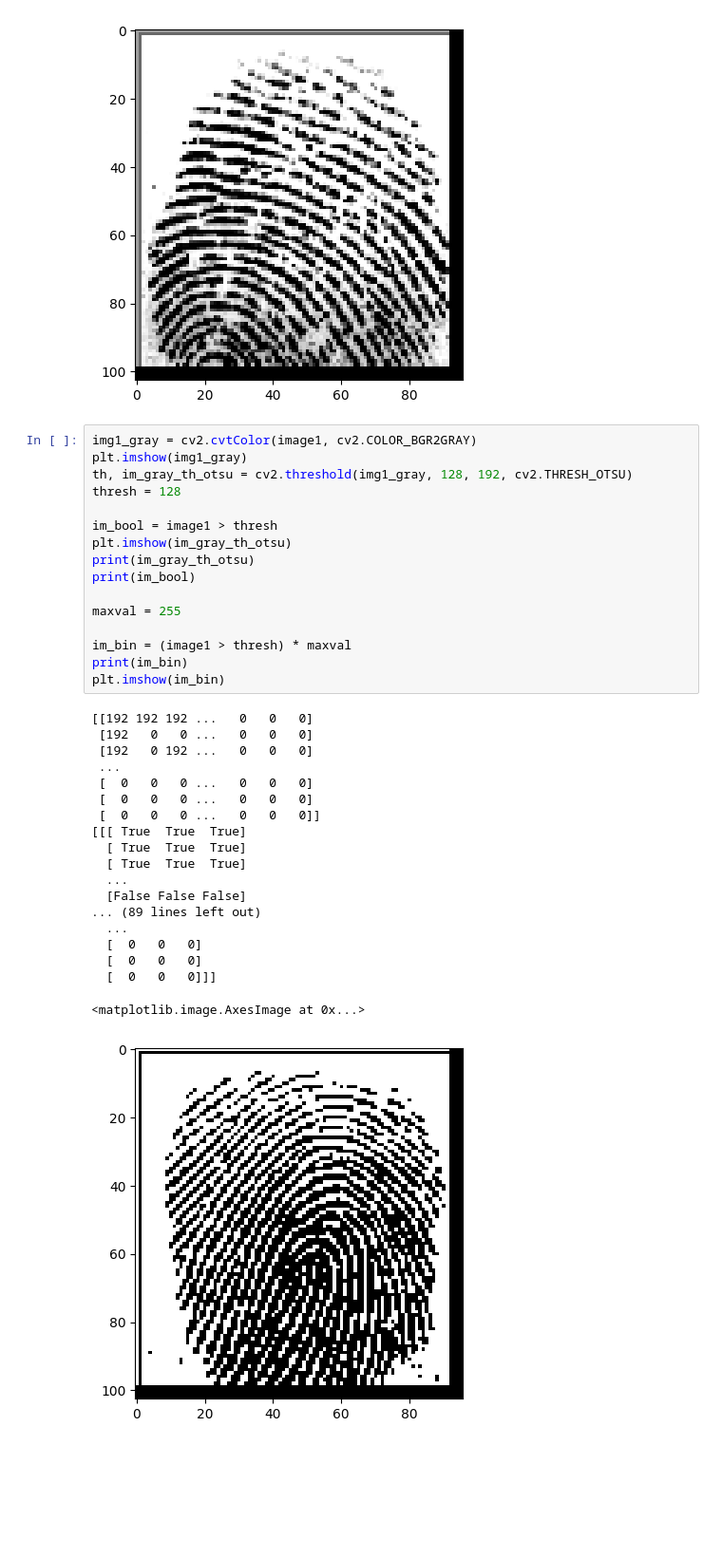
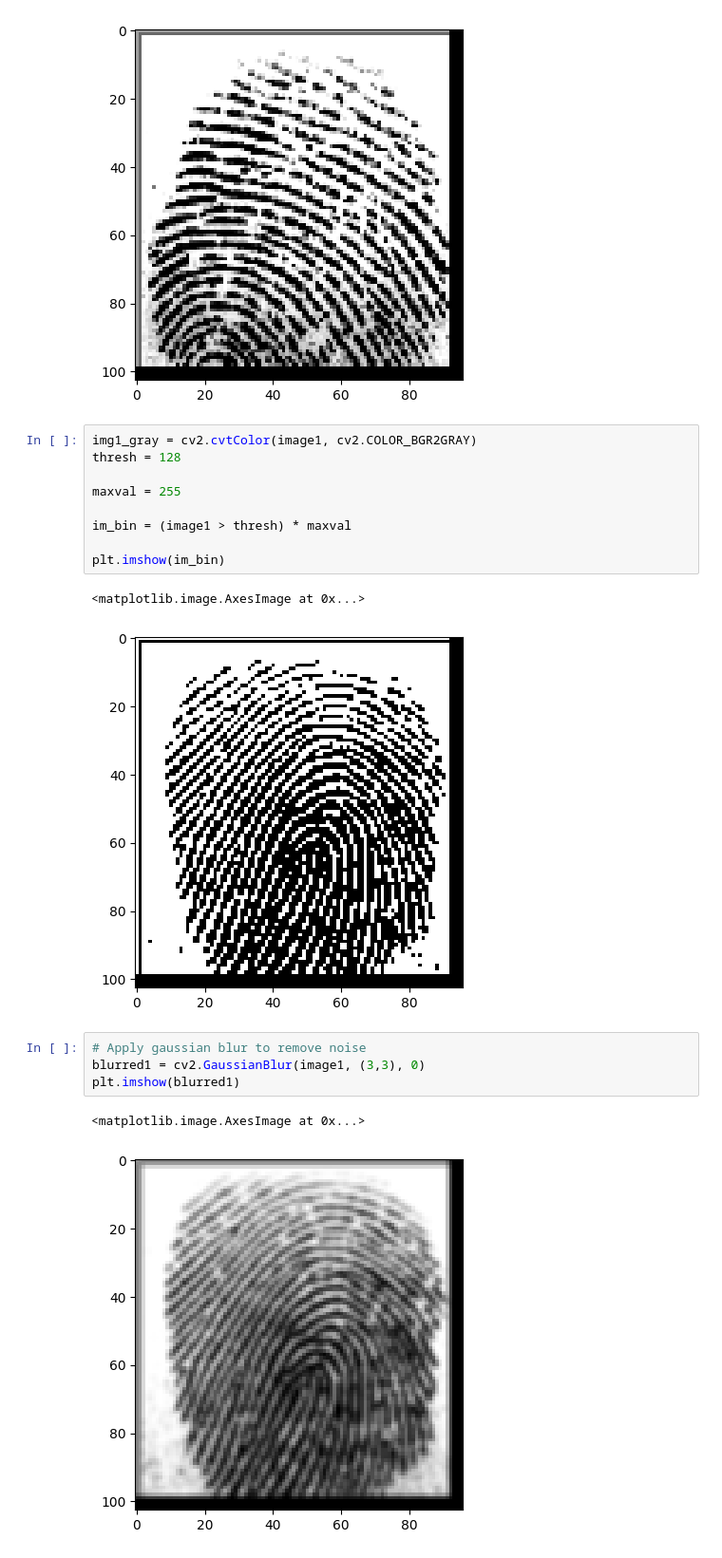
Before and after one commit to Kludi99/Fingerprints, a Jupyter notebook: MinutiaesRecognition.ipynb, the cells around one changed output. Shown: that part at 95% size. Cells and saved outputs as stored; diff of their text form; blank space fills up the shorter version.

```diff
--- a/MinutiaesRecognition.ipynb
+++ b/MinutiaesRecognition.ipynb
@@ -49,37 +49,20 @@ pltImage3 = plt.imshow(image3)
 [figure]
 # %%
 img1_gray = cv2.cvtColor(image1, cv2.COLOR_BGR2GRAY)
-plt.imshow(img1_gray)
-th, im_gray_th_otsu = cv2.threshold(img1_gray, 128, 192, cv2.THRESH_OTSU)
 thresh = 128
-
-im_bool = image1 > thresh
-plt.imshow(im_gray_th_otsu)
-print(im_gray_th_otsu)
-print(im_bool)
 
 maxval = 255
 
 im_bin = (image1 > thresh) * maxval
-print(im_bin)
+
 plt.imshow(im_bin)
 # %% [output]
-[[192 192 192 ...   0   0   0]
- [192   0   0 ...   0   0   0]
- [192   0 192 ...   0   0   0]
- ...
- [  0   0   0 ...   0   0   0]
- [  0   0   0 ...   0   0   0]
- [  0   0   0 ...   0   0   0]]
-[[[ True  True  True]
-  [ True  True  True]
-  [ True  True  True]
-  ...
-  [False False False]
-... (89 lines left out)
-  ...
-  [  0   0   0]
-  [  0   0   0]
-  [  0   0   0]]]
+<matplotlib.image.AxesImage at 0x...>
-<matplotlib.image.AxesImage at 0x...>
 [figure]
+# %%
+# Apply gaussian blur to remove noise
+blurred1 = cv2.GaussianBlur(image1, (3,3), 0)
+plt.imshow(blurred1)
+# %% [output]
+<matplotlib.image.AxesImage at 0x...>
+[figure, added]
```
Also changed, not shown: parts of 1 cell of this notebook.
